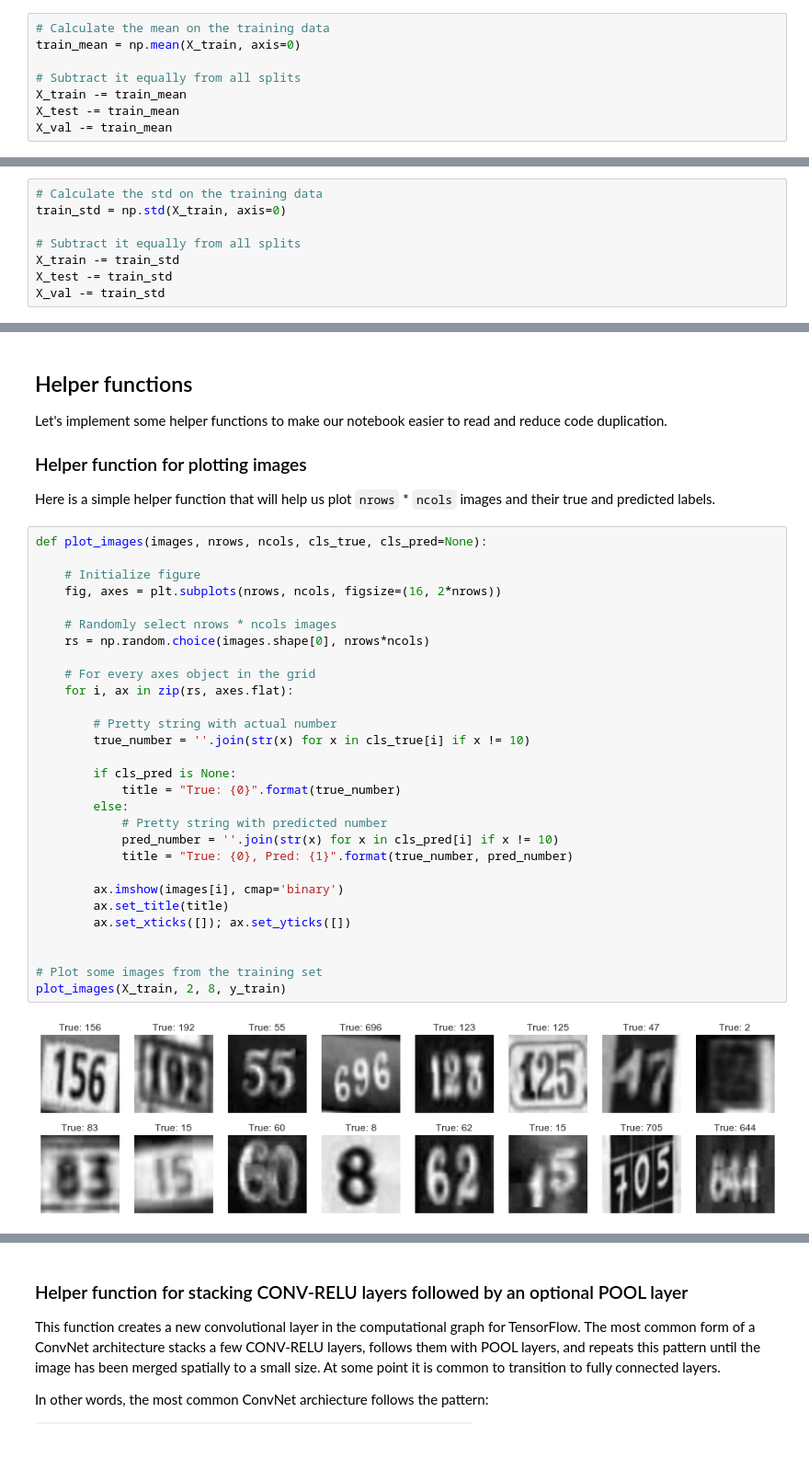
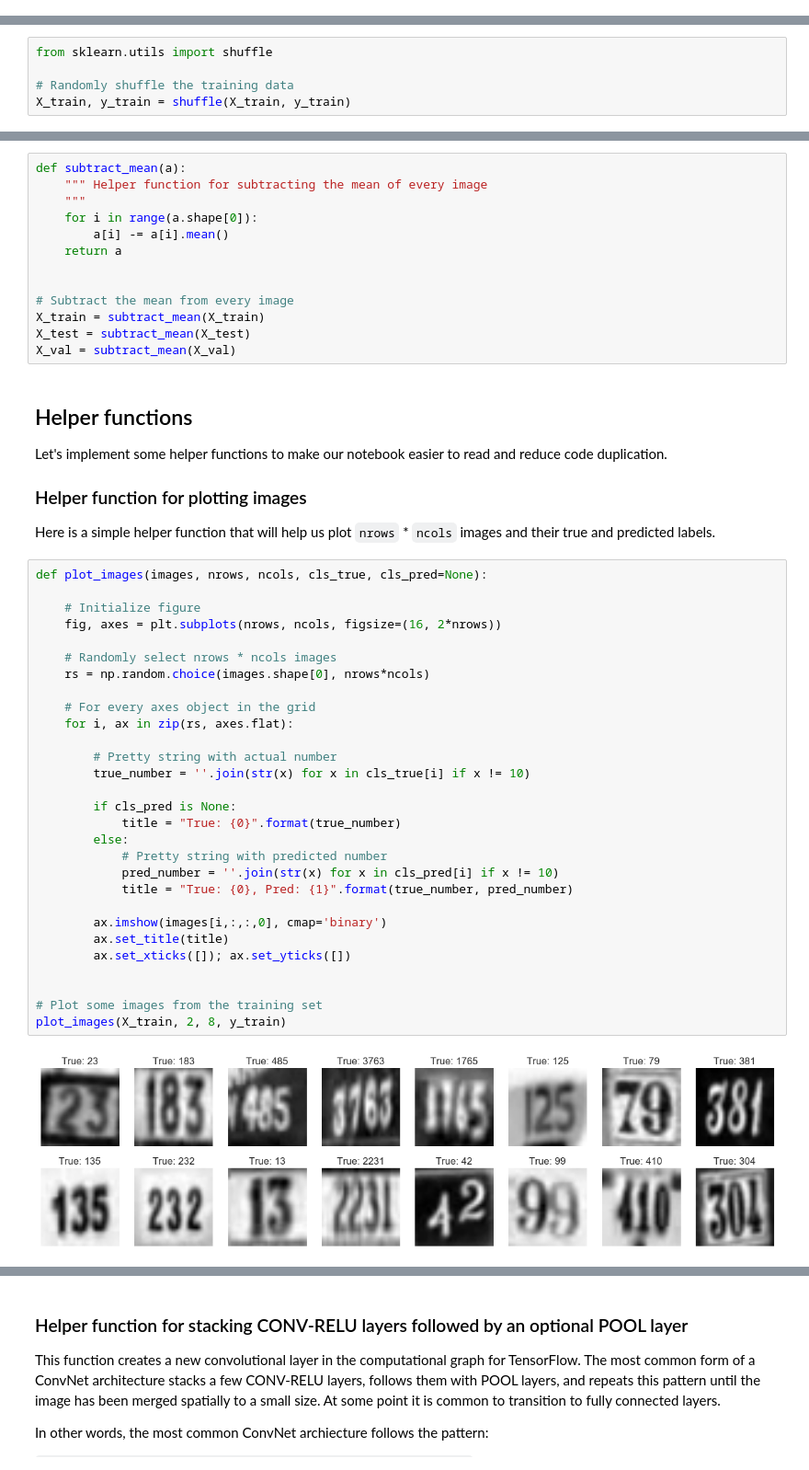
Before and after one commit to thomalm/svhn-multi-digit, a Jupyter notebook: 06-svhn-multi-model.ipynb, the cells around one changed output, grey strips where cells are left out. Shown at 92% size. Saved outputs shown, nothing was run; the diff lists cells and outputs as text.

```diff
--- a/06-svhn-multi-model.ipynb
+++ b/06-svhn-multi-model.ipynb
@@ -70,8 +68,0 @@ Mean subtraction is the most common form of preprocessing. It involves subtracti
-# %%
-# Calculate the mean on the training data
-train_mean = np.mean(X_train, axis=0)
-
-# Subtract it equally from all splits
-X_train -= train_mean
-X_test -= train_mean
-X_val -= train_mean
@@ -82,8 +68,0 @@ Normalization refers to normalizing the data dimensions so that they are of appr
-# %%
-# Calculate the std on the training data
-train_std = np.std(X_train, axis=0)
-
-# Subtract it equally from all splits
-X_train -= train_std
-X_test -= train_std
-X_val -= train_std
@@ -89,0 +71,5 @@ X_val -= train_std
+# %%
+from sklearn.utils import shuffle
+
+# Randomly shuffle the training data
+X_train, y_train = shuffle(X_train, y_train)
@@ -90,3 +80,16 @@ X_val -= train_std
+# %%
+def subtract_mean(a):
+    """ Helper function for subtracting the mean of every image
+    """
+    for i in range(a.shape[0]):
+        a[i] -= a[i].mean()
+    return a
+
+
+# Subtract the mean from every image
+X_train = subtract_mean(X_train)
+X_test = subtract_mean(X_test)
+X_val = subtract_mean(X_val)
 # %% [markdown]
 ## Helper functions
 
@@ -98,34 +101,34 @@ Here is a simple helper function that will help us plot ``nrows`` * ``ncols`` i
 # %%
 def plot_images(images, nrows, ncols, cls_true, cls_pred=None):
 
     # Initialize figure
     fig, axes = plt.subplots(nrows, ncols, figsize=(16, 2*nrows))
 
     # Randomly select nrows * ncols images
     rs = np.random.choice(images.shape[0], nrows*ncols)
 
     # For every axes object in the grid
     for i, ax in zip(rs, axes.flat):
 
         # Pretty string with actual number
         true_number = ''.join(str(x) for x in cls_true[i] if x != 10)
 
         if cls_pred is None:
             title = "True: {0}".format(true_number)
         else:
             # Pretty string with predicted number
             pred_number = ''.join(str(x) for x in cls_pred[i] if x != 10)
             title = "True: {0}, Pred: {1}".format(true_number, pred_number)
 
-        ax.imshow(images[i], cmap='binary')
+        ax.imshow(images[i,:,:,0], cmap='binary')
         ax.set_title(title)
         ax.set_xticks([]); ax.set_yticks([])
 
 
 # Plot some images from the training set
 plot_images(X_train, 2, 8, y_train)
 # %% [output]
-[figure, old version]
+[figure, new version]
 # %% [markdown]
 ### Helper functions for creating new variables
 
```
Also changed, not shown: parts of 54 cells of this notebook, 5 other files.
